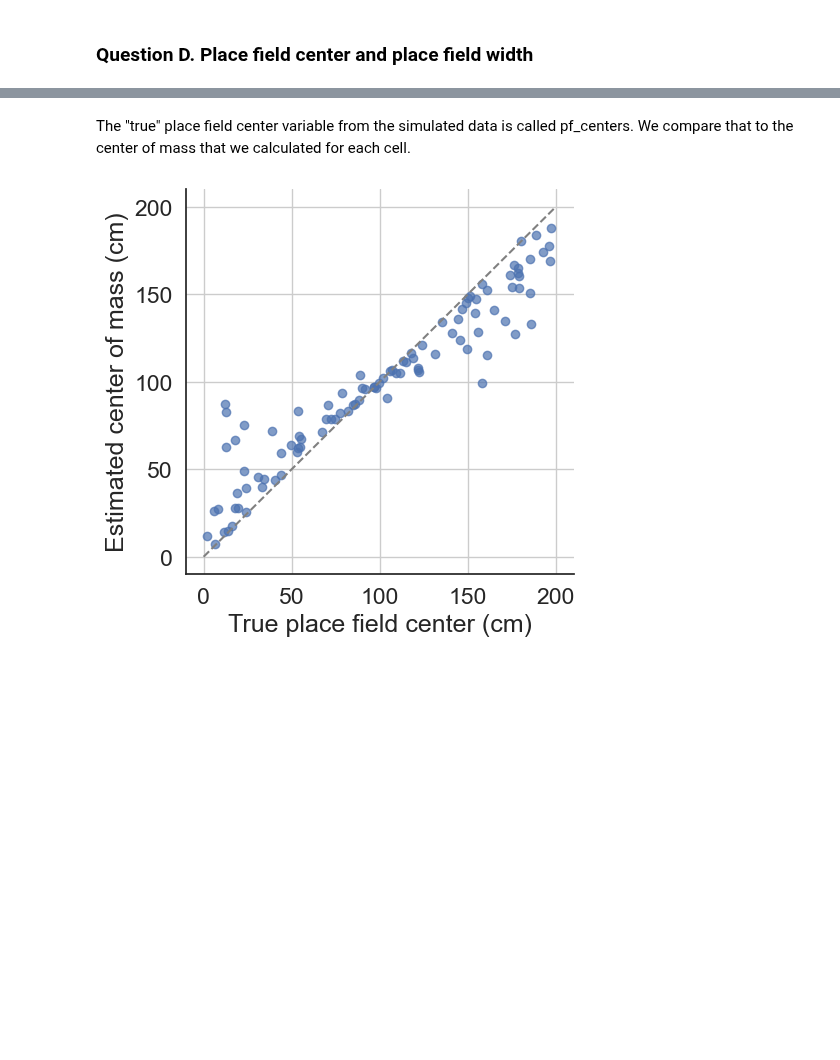
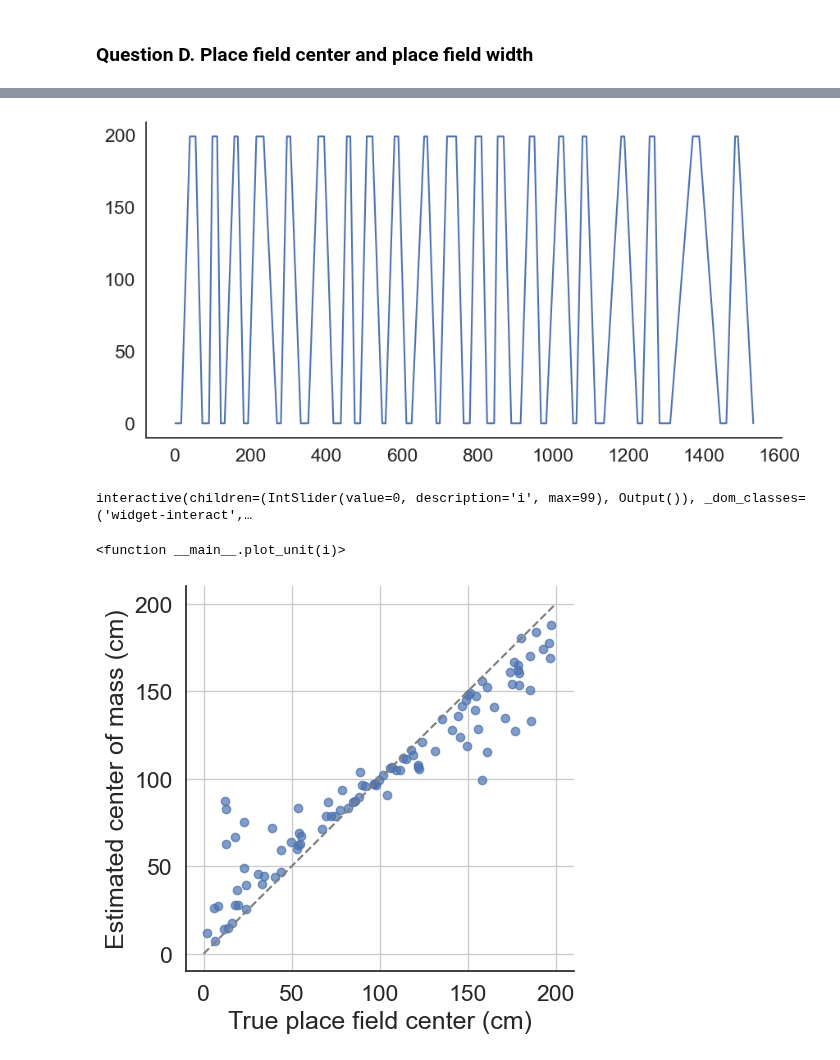
Before and after one commit to EvaMare/Neuro_Analysis, a Jupyter notebook: 2-single-cell-analysis-master/01-tuning-curves/Module_2a_exercises.ipynb, the cells around one changed output, grey strips where cells are left out. Cells and saved outputs as stored; diff of their text form; code cells hidden in the pictures; blank space fills up the shorter version.

```diff
--- a/2-single-cell-analysis-master/01-tuning-curves/Module_2a_exercises.ipynb
+++ b/2-single-cell-analysis-master/01-tuning-curves/Module_2a_exercises.ipynb
@@ -301 +351,14 @@ where the sum on $i$ runs on all spikes emitted by a cell and $L_i$ is the locat
+# %%
+def plot_unit(i):
+    plt.figure(figsize=(10,5))
+    plt.plot(t, x)
+    plt.plot(spikes[i], np.interp(spikes[i], t, x), 'r.')
+    plt.xlabel('Time (s)')
+    plt.ylabel('position on track (cm)')
+
+interact(plot_unit, i = widgets.IntSlider(min=0, max=(n_cells-1), value=0))
+# %% [output]
+[figure, added]
+interactive(children=(IntSlider(value=0, description='i', max=99), Output()), _dom_classes=('widget-interact',…
+<function __main__.plot_unit(i)>
 # %%
@@ -307,5 +368,3 @@ place_field_centers = np.array([
-# %% [markdown]
-The "true" place field center variable from the simulated data is called pf_centers. We compare that to the center of mass that we calculated for each cell.
 # %%
 #make plot to compare
 plt.figure(figsize=(5,5))
```
Also changed, not shown: parts of 7 cells of this notebook.
